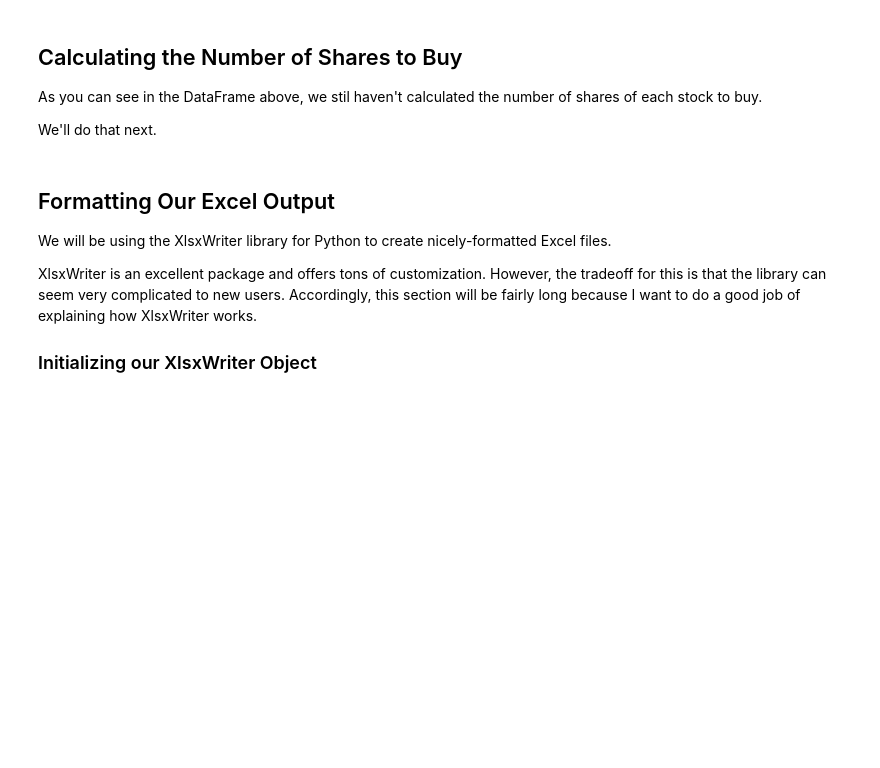
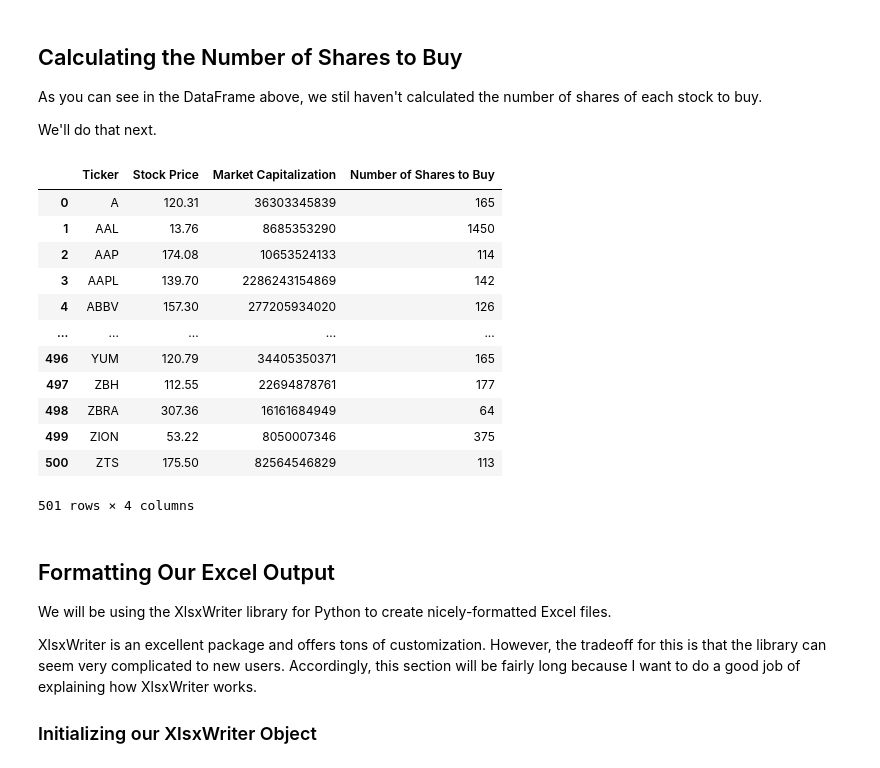
Before and after one commit to bryanhuihy/algorithmic-trading-python, a Jupyter notebook: Tutorial Projects/001_equal_weight_S&P_500.ipynb, the cells around one changed output. Drawn from its saved outputs; the diff is of its cells as text; code cells hidden in the pictures; blank space fills up the shorter version.

```diff
--- a/Tutorial Projects/001_equal_weight_S&P_500.ipynb
+++ b/Tutorial Projects/001_equal_weight_S&P_500.ipynb
@@ -113,11 +113,11 @@ Using the same logic that we outlined above, we can pull data for all S&P 500 st
 # %%
 final_dataframe = pd.DataFrame(columns=my_columns)
 
-for stock in stocks['Ticker'][:10]:
+for stock in stocks['Ticker'][:3]:
     api_url = f'https://sandbox.iexapis.com/stable/stock/{stock}/quote?token={IEX_CLOUD_API_TOKEN}'
     data = requests.get(api_url).json() #slow https request, need to use batch calls to optimize
-    final_dataframe = pd.concat([final_dataframe,
-        (pd.Series(
+    final_dataframe = final_dataframe.append(
+        pd.Series(
             [
                 stock,
                 data['latestPrice'],
@@ -125,7 +125,7 @@ for stock in stocks['Ticker'][:10]:
                 'N/A'
             ],
             index = my_columns
-        ))],
-    axis=my_columns)
+        ),
+    ignore_index=True)
 final_dataframe
 # %% [output]
@@ -198,3 +216,23 @@ position_size = val/len(final_dataframe.index)
+# %%
+position_size = val/len(final_dataframe.index)
+for i in range(0, len(final_dataframe.index)):
+    final_dataframe.loc[i, "Number of Shares to Buy"] = math.floor(position_size/final_dataframe.loc[i, "Stock Price"])
+
+final_dataframe
+# %% [output]
+|  | Ticker | Stock Price | Market Capitalization | Number of Shares to Buy |
+| 0 | A | 120.31 | 36303345839 | 165 |
+| 1 | AAL | 13.76 | 8685353290 | 1450 |
+| 2 | AAP | 174.08 | 10653524133 | 114 |
+| 3 | AAPL | 139.70 | 2286243154869 | 142 |
+| 4 | ABBV | 157.30 | 277205934020 | 126 |
+| ... | ... | ... | ... | ... |
+| 496 | YUM | 120.79 | 34405350371 | 165 |
+| 497 | ZBH | 112.55 | 22694878761 | 177 |
+| 498 | ZBRA | 307.36 | 16161684949 | 64 |
+| 499 | ZION | 53.22 | 8050007346 | 375 |
+| 500 | ZTS | 175.50 | 82564546829 | 113 |
+501 rows × 4 columns
 # %% [markdown]
 ## Formatting Our Excel Output
 
```
Also changed, not shown: parts of 12 cells of this notebook, 2 other files.
